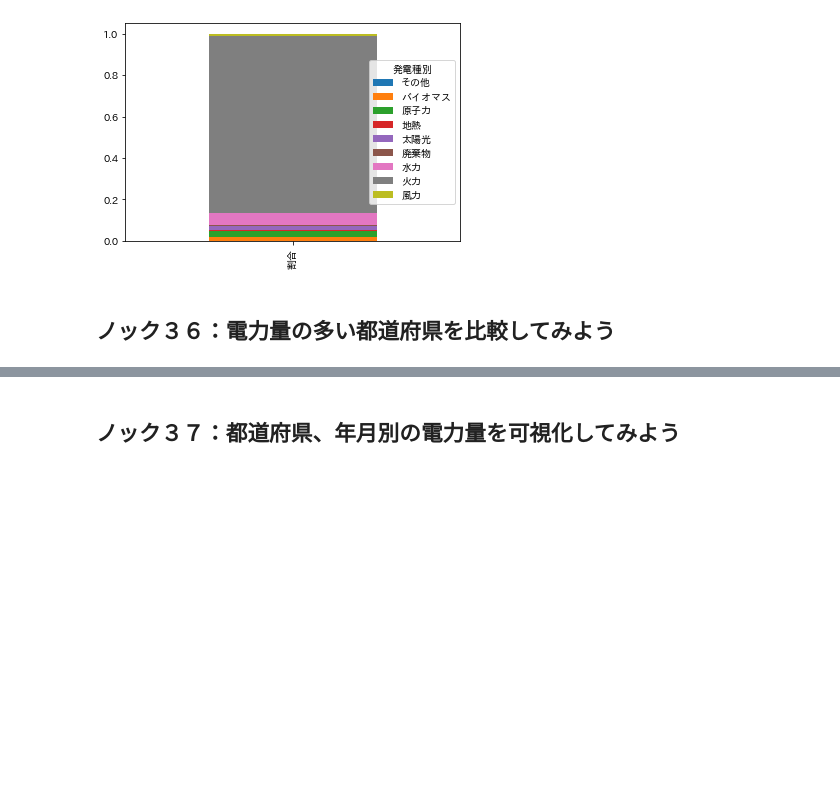
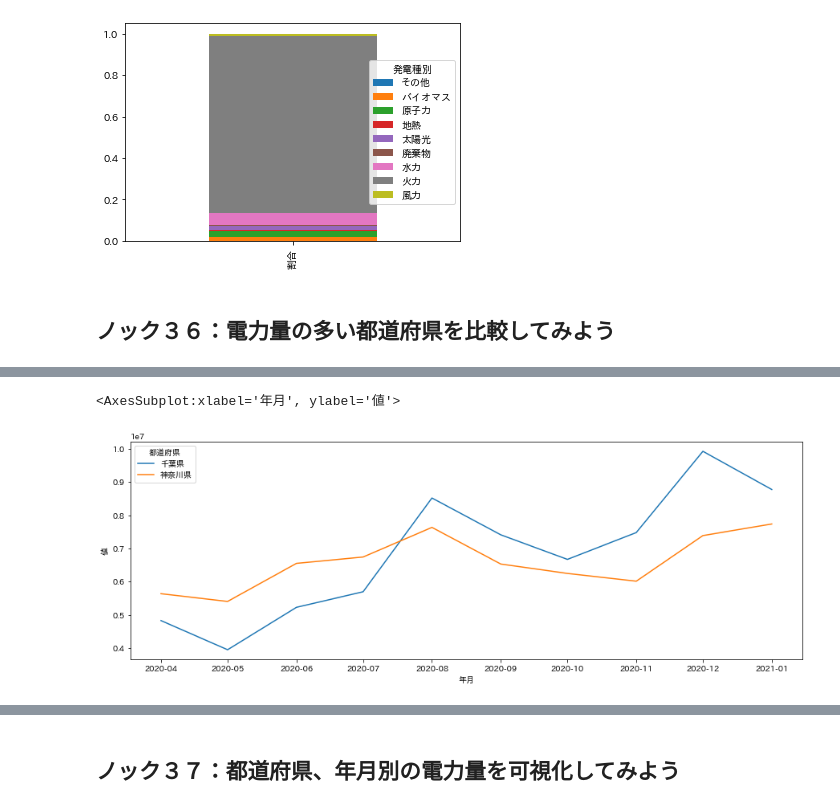
Before and after one commit to winuim/python-process-visualization-100, a Jupyter notebook: chapter-2/src/chapter-2.ipynb, the cells around one changed output, grey strips where cells are left out. Drawn from its saved outputs; the diff is of its cells as text; code cells hidden in the pictures; blank space fills up the shorter version.

```diff
--- a/chapter-2/src/chapter-2.ipynb
+++ b/chapter-2/src/chapter-2.ipynb
@@ -512,0 +525,9 @@ viz_data.T.loc[["割合"]].plot(kind="bar", stacked=True)
+# %%
+plt.figure(figsize=(15,5))
+viz_data = datas_v_all[["都道府県","年月","値"]].loc[(datas_v_all["項目"]=="電力量")&((datas_v_all["都道府県"]=="神奈川県")|(datas_v_all["都道府県"]=="千葉県"))]
+viz_data = viz_data.groupby(["年月","都道府県"], as_index=False).sum()
+viz_data["年月"] = pd.to_datetime(viz_data["年月"])
+sns.lineplot(x=viz_data["年月"], y=viz_data["値"], hue=viz_data["都道府県"])
+# %% [output]
+<AxesSubplot:xlabel='年月', ylabel='値'>
+[figure, added]
```
Also changed, not shown: parts of 3 cells of this notebook.
